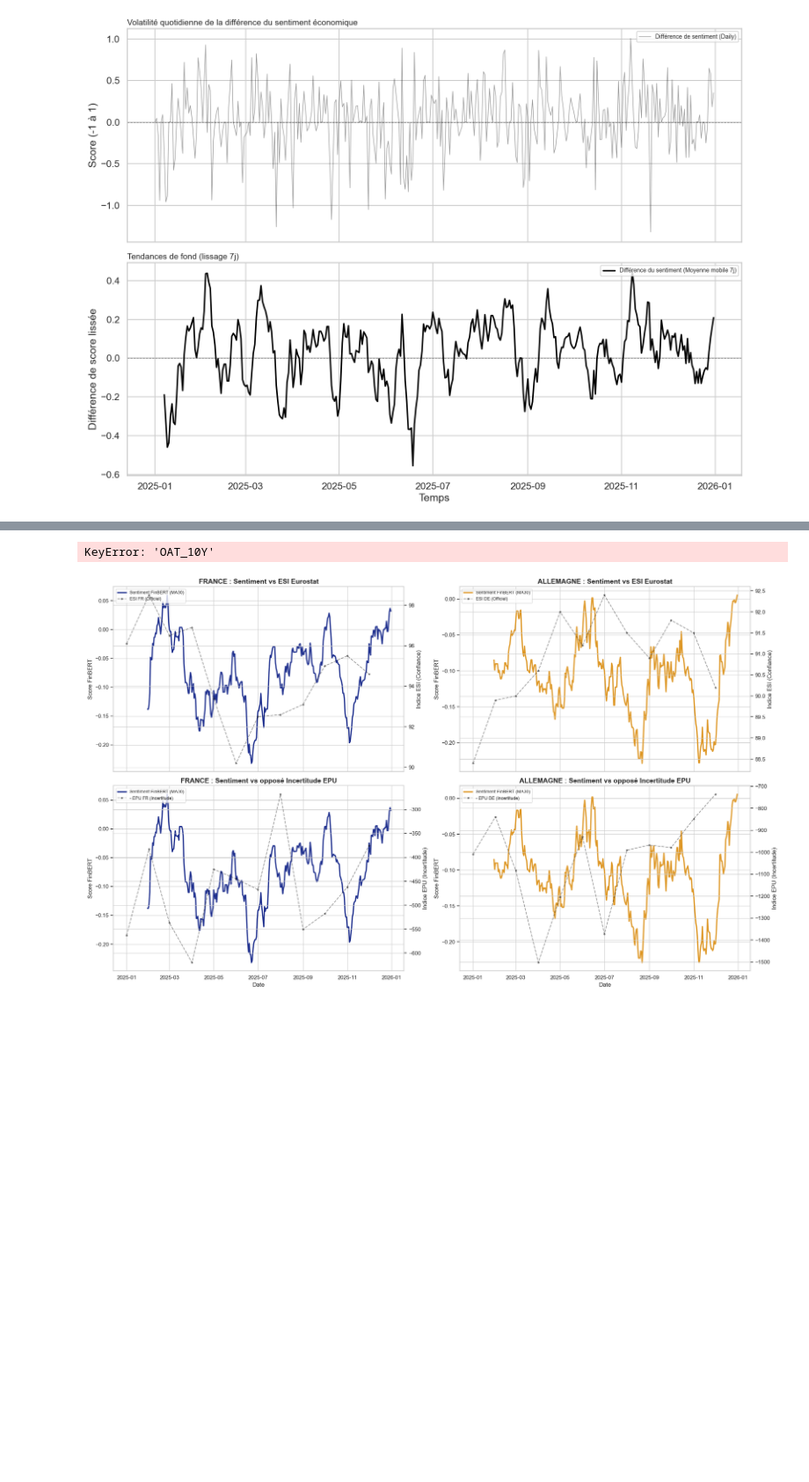
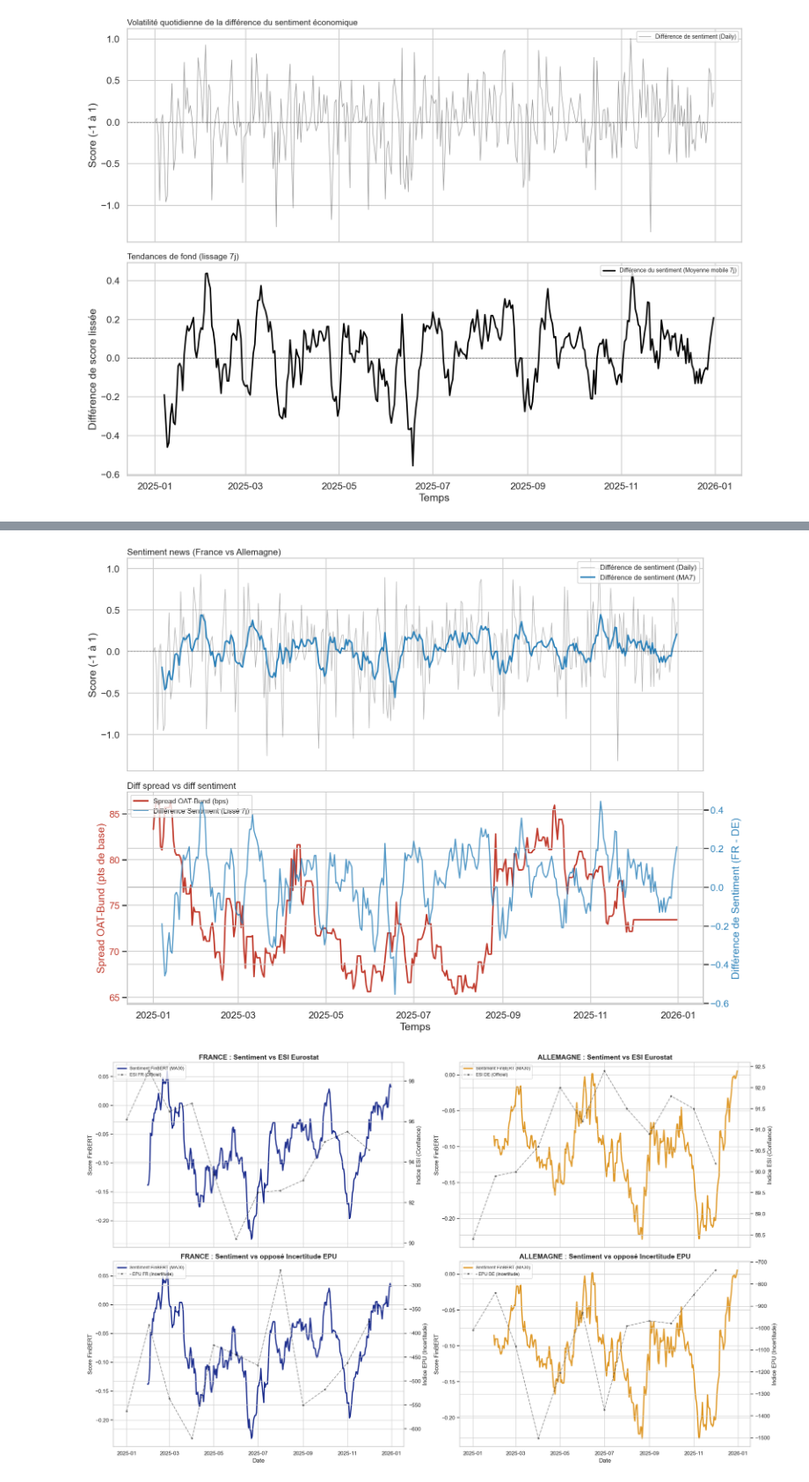
Before and after one commit to elyanrgn/Nowcasting_ENSAE, a Jupyter notebook: sentiment_viz.ipynb, the cells around one changed output, grey strips where cells are left out. Shown at 88% size. Saved outputs shown, nothing was run; the diff lists cells and outputs as text; code cells hidden in the pictures; blank space fills up the shorter version.

```diff
--- a/sentiment_viz.ipynb
+++ b/sentiment_viz.ipynb
@@ -0,0 +11,19 @@
+# %%
+# Chemins des dossiers
+DATA_NEWS_DIR = "data/news_processed"
+DATA_RAW_DIR = "data/raw"
+DATA_OTHER_DIR = "data/other_indices"
+
+# Fichiers sentiment
+FILE_FR = "finbert_articles_fr_final2026.csv"
+FILE_DE = "finbert_articles_de_final2026.csv"
+OUTPUT_FILE = "aggregated_daily_finbert.csv"
+
+# Fichiers taux d'intérêt
+BOND_FR_FILE = "Rendement de l'Obligation France 10 ans - Données Historiques (1).csv"
+BOND_DE_FILE = "Rendement de l'Obligation Allemagne 10 ans - Données Historiques.csv"
+
+# Fichiers indices
+ESI_FILE = "ei_bssi_m_r2_page_linear.csv"
+EPU_FR_FILE = "FREUINDXM.csv"
+EPU_DE_FILE = "DEEPUINDXM.csv"
@@ -167,64 +186,6 @@ if 'diff_ma7' in plot_df.columns:
 # %% [output]
 [figure]
 # %%
-import pandas as pd
-import matplotlib.pyplot as plt
-import seaborn as sns
-import os
-
-# ==========================================
-# 1. CONFIGURATION ET CHARGEMENT
-# ==========================================
-DATA_DIR = "data/processed" # Adapte si tes fichiers de taux sont juste dans "data"
-SENTIMENT_FILE = "aggregated_daily_finbert.csv"
-BOND_FR_FILE = "Rendement de l'Obligation France 10 ans - Données Historiques (1).csv"
-BOND_DE_FILE = "Rendement de l'Obligation Allemagne 10 ans - Données Historiques.csv"
-
-# --- A. Chargement du Sentiment ---
-path_sent = os.path.join(DATA_DIR, SENTIMENT_FILE)
-df_sent = pd.read_csv(path_sent, index_col=0, parse_dates=True)
-
-# Recalcul de la différence si elle n'est pas déjà dans le CSV
-if 'sentiment_diff' not in df_sent.columns:
-    df_sent['sentiment_diff'] = df_sent['sentiment_moyen_fr'].fillna(0) - df_sent['sentiment_moyen_de'].fillna(0)
-df_sent['diff_ma7'] = df_sent['sentiment_diff'].rolling(7).mean()
-
-# --- B. Fonction de chargement des Taux ---
-def load_bond(filename, col_name):
-    path = os.path.join(DATA_DIR, filename)
-    if not os.path.exists(path):
-        print(f"⚠️ Fichier introuvable : {path}")
-        return pd.Series(dtype=float)
-
-    df = pd.read_csv(path, quotechar='"')
-
-    # Nettoyage Date (Format JJ/MM/AAAA)
-    df['Date'] = pd.to_datetime(df['Date'], dayfirst=True, errors='coerce')
-
-    # Nettoyage Taux (Remplace la virgule par un point)
-    df['Yield'] = df['Dernier'].astype(str).str.replace(',', '.', regex=False)
-    df['Yield'] = pd.to_numeric(df['Yield'], errors='coerce')
-
-    return df.set_index('Date')['Yield'].rename(col_name).sort_index()
-
-# Chargement des obligations
-oat = load_bond(BOND_FR_FILE, 'OAT_10Y')
-bund = load_bond(BOND_DE_FILE, 'Bund_10Y')
-
-# ==========================================
-# 2. FUSION ET ALIGNEMENT (Le cœur du réacteur)
-# ==========================================
-# On fusionne tout sur un index temporel commun
-df_all = pd.concat([df_sent, oat, bund], axis=1)
-
-# Comblement des trous :
-# Pour les taux, un samedi prend la valeur du vendredi (Forward Fill)
-df_all['OAT_10Y'] = df_all['OAT_10Y'].ffill()
-df_all['Bund_10Y'] = df_all['Bund_10Y'].ffill()
-
-# Calcul du Spread (en points de base)
-df_all['Spread_bps'] = (df_all['OAT_10Y'] - df_all['Bund_10Y']) * 100
-
 # ==========================================
 # 3. FILTRAGE DES DATES
 # ==========================================
@@ -283,3 +242,3 @@ plt.show()
-KeyError: 'OAT_10Y'
+[figure, added]
 # %%
 # --- 1. CHARGEMENT ET FILTRAGE ---
```
Also changed, not shown: parts of 14 cells of this notebook, 21 other files.
